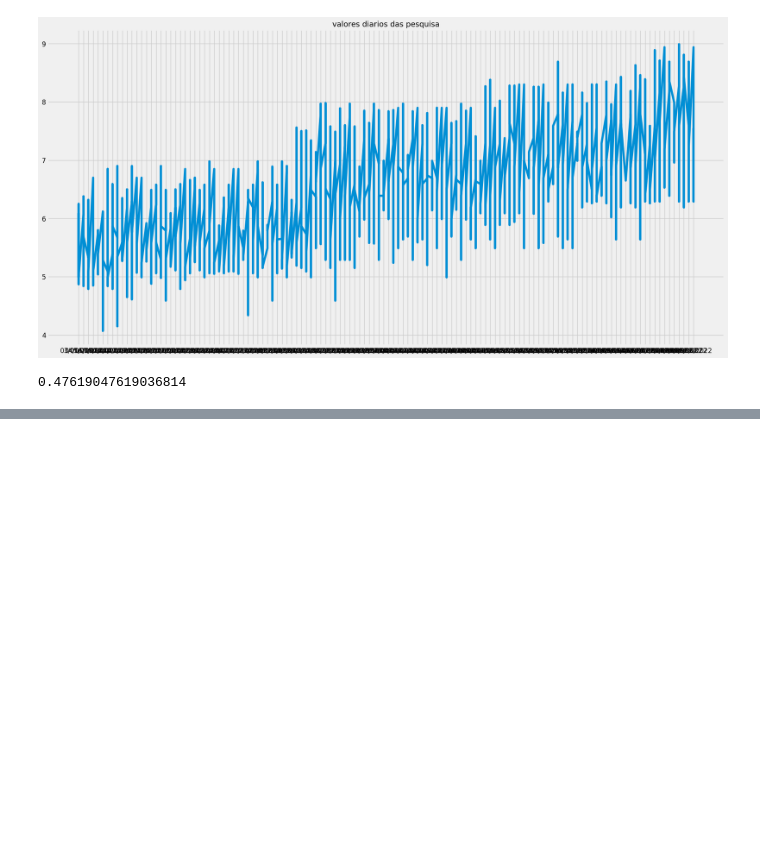
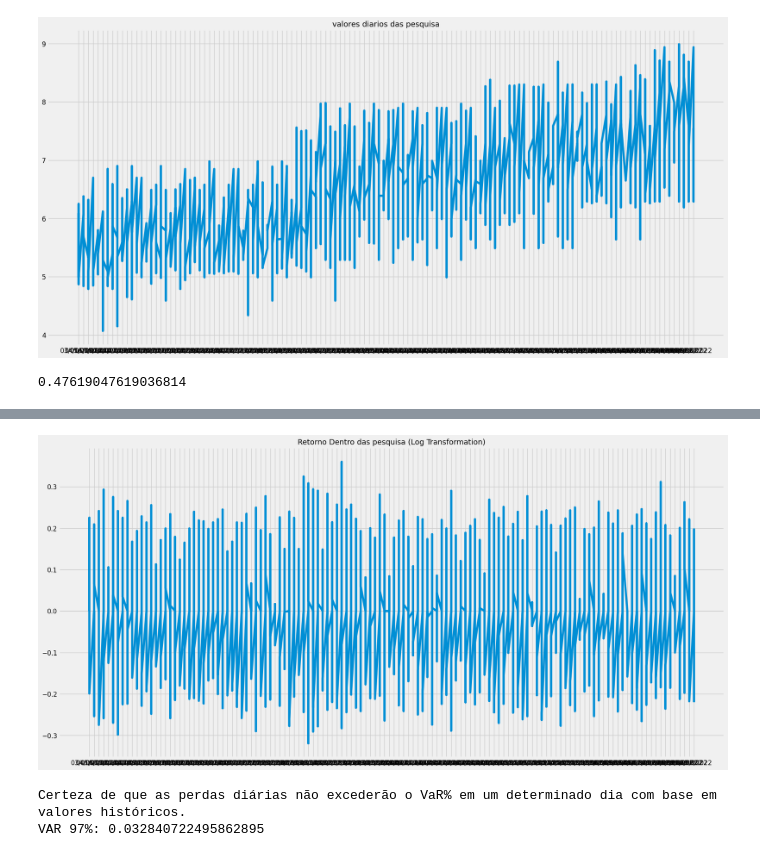
Before and after one commit to OdairDias/Projeto-Arima, a Jupyter notebook: modelo.ipynb, the cells around one changed output, grey strips where cells are left out. Cells and saved outputs as stored; diff of their text form; code cells hidden in the pictures; blank space fills up the shorter version.

```diff
--- a/modelo.ipynb
+++ b/modelo.ipynb
@@ -261,0 +293,14 @@ retorno_dentropesquisas.max()
+# %%
+# Transformação de log e diferenciação para cálculo do retorno diário
+log_retorno_dentrodaspesquisa = (np.log(dados_diesel['Valor_venda']) - np.log(dados_diesel['Valor_venda']).shift(-1)).dropna()
+
+# Calculamos média e desvio padrão após a transformação
+log_media_retorno_diario = np.mean(log_retorno_dentrodaspesquisa)
+log_desvio_retorno_diario = np.std(log_retorno_dentrodaspesquisa)
+# %%
+# Plot
+plt.plot(log_retorno_dentrodaspesquisa)
+plt.title("Retorno Dentro das pesquisa (Log Transformation)", size = 14)
+plt.show()
+# %% [output]
+[figure, added]
@@ -261,0 +309,9 @@ retorno_dentropesquisas.max()
+# %%
+# Nível de variância
+var_level = 60
+var = np.percentile(retorno_dentropesquisas_Acumulado, 100 - var_level)
+print("Certeza de que as perdas diárias não excederão o VaR% em um determinado dia com base em valores históricos.")
+print("VAR 97%:", var)
+# %% [output]
+Certeza de que as perdas diárias não excederão o VaR% em um determinado dia com base em valores históricos.
+VAR 97%: 0.032840722495862895
```
Also changed, not shown: parts of 14 cells of this notebook, 1 other file.
